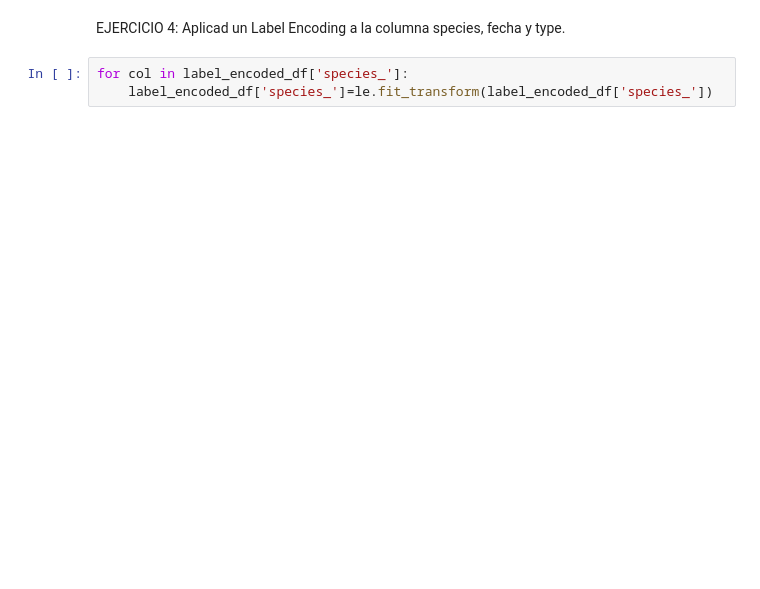
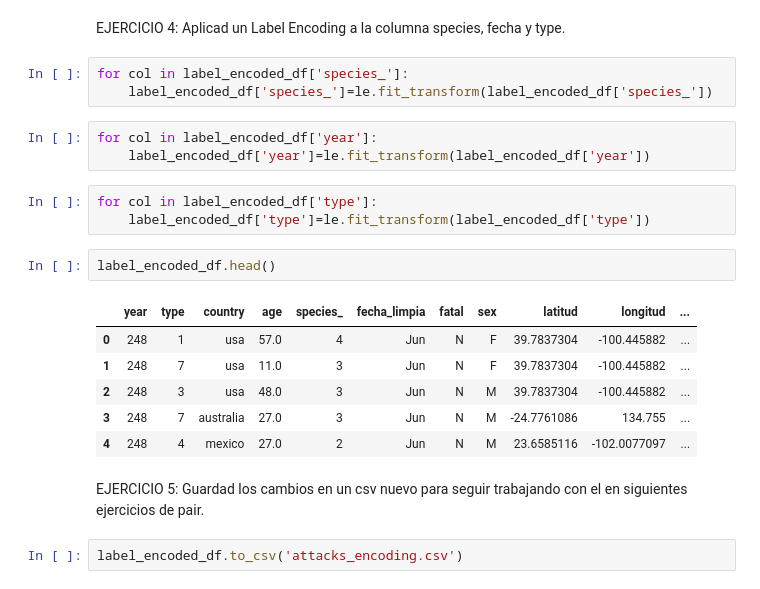
Before and after one commit to Adalab/DA-promo-a-modulo-2-pair-2-Almudena-Olivia, a Jupyter notebook: LIMPIEZA/LIMPIEZA 6/pair_programming-encoding.ipynb, the cells around one changed output. Saved outputs shown, nothing was run; the diff lists cells and outputs as text; blank space fills up the shorter version.

```diff
--- a/LIMPIEZA/LIMPIEZA 6/pair_programming-encoding.ipynb
+++ b/LIMPIEZA/LIMPIEZA 6/pair_programming-encoding.ipynb
@@ -162,3 +162,22 @@ EJERCICIO 4: Aplicad un Label Encoding a la columna species, fecha y type.
 # %%
 for col in label_encoded_df['species_']:
     label_encoded_df['species_']=le.fit_transform(label_encoded_df['species_'])
+# %%
+for col in label_encoded_df['year']:
+    label_encoded_df['year']=le.fit_transform(label_encoded_df['year'])
+# %%
+for col in label_encoded_df['type']:
+    label_encoded_df['type']=le.fit_transform(label_encoded_df['type'])
+# %%
+label_encoded_df.head()
+# %% [output]
+|  | year | type | country | age | species_ | fecha_limpia | fatal | sex | latitud | longitud | ... |
+| 0 | 248 | 1 | usa | 57.0 | 4 | Jun | N | F | 39.7837304 | -100.445882 | ... |
+| 1 | 248 | 7 | usa | 11.0 | 3 | Jun | N | F | 39.7837304 | -100.445882 | ... |
+| 2 | 248 | 3 | usa | 48.0 | 3 | Jun | N | M | 39.7837304 | -100.445882 | ... |
+| 3 | 248 | 7 | australia | 27.0 | 3 | Jun | N | M | -24.7761086 | 134.755 | ... |
+| 4 | 248 | 4 | mexico | 27.0 | 2 | Jun | N | M | 23.6585116 | -102.0077097 | ... |
+# %% [markdown]
+EJERCICIO 5: Guardad los cambios en un csv nuevo para seguir trabajando con el en siguientes ejercicios de pair.
+# %%
+label_encoded_df.to_csv('attacks_encoding.csv')
```
Also changed, not shown: 5 other files.
